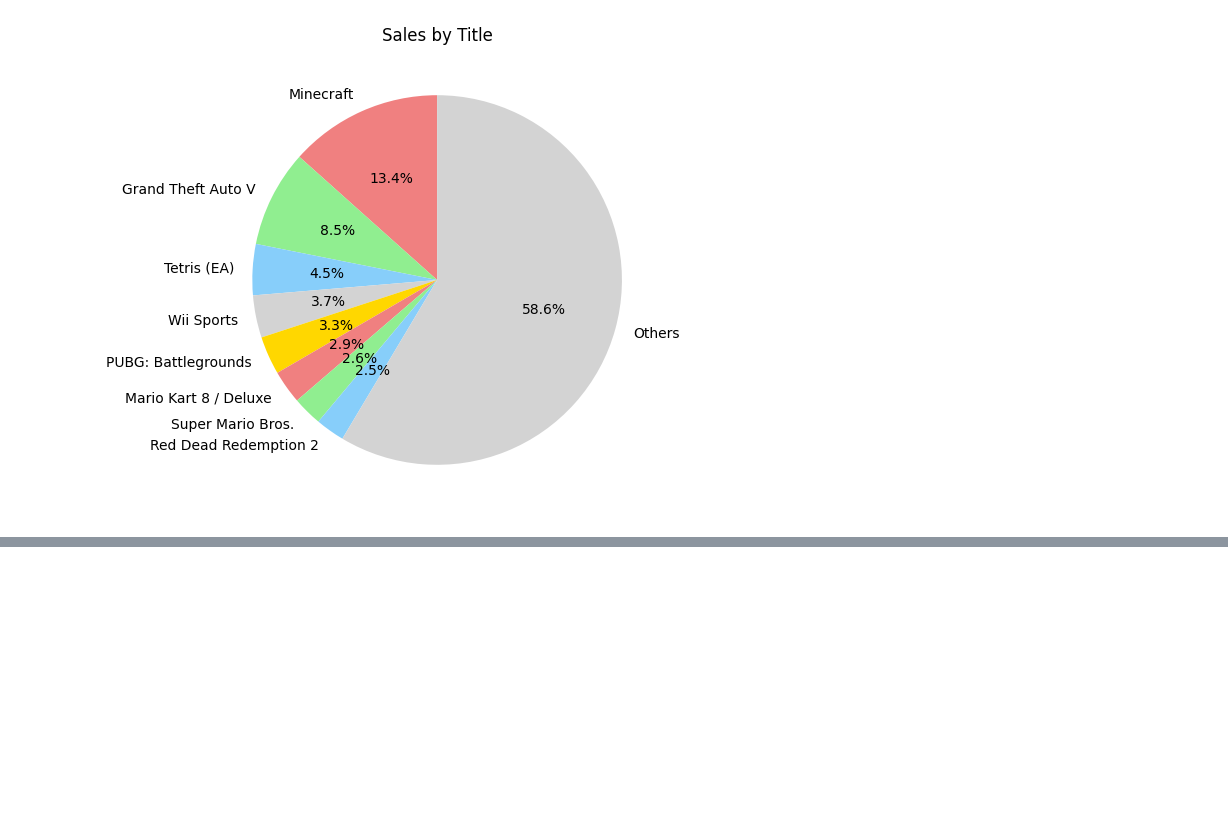
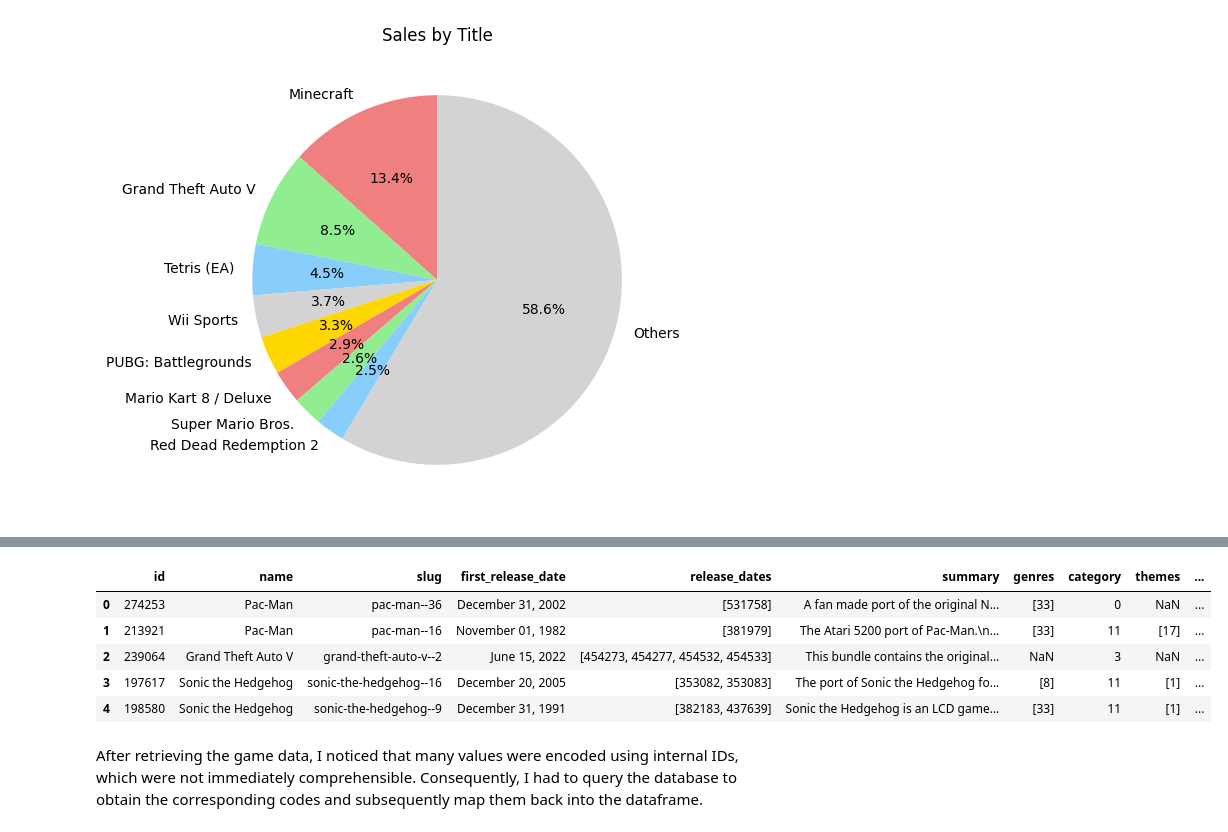
Before and after one commit to zhiwt01/project, a Jupyter notebook: info.ipynb, the cells around one changed output, grey strips where cells are left out. Cells and saved outputs as stored; diff of their text form; code cells hidden in the pictures; blank space fills up the shorter version.

Commit message:
complete data

```diff
--- a/info.ipynb
+++ b/info.ipynb
@@ -313,0 +294,8 @@ test.head()
+# %%
+q = filtered_entries + entries_with_slash
+payload = f'fields id, first_release_date, release_dates, age_ratings, category, game_modes, genres, involved_companies, multiplayer_modes, name, platforms, player_perspectives, slug, summary, themes, url, game_localizations; where name = ({','.join(f'"{item}"' for item in q)}); limit 500;'
+response = wrapper.api_request(endpoint='games',query=payload)
+print(response)
+
+df = pd.DataFrame(json.loads(response))
+print(df.head())
@@ -313,0 +322,26 @@ test.head()
+# %%
+import time
+
+def missing_item(comp, lst):
+    return [title for title in comp if title not in lst]
+
+missing_names= missing_item(q,df['name'].tolist())
+print(missing_names)
+
+requests_per_second = 4
+max_open_requests = 8
+
+responses = []
+
+for x in missing_names:
+    payload = f'fields id,first_release_date, release_dates, age_ratings, category, game_modes, genres, involved_companies, multiplayer_modes, name, platforms, player_perspectives, slug, summary, themes, url, game_localizations; search "{x}"; limit 500;'
+    response = wrapper.api_request(endpoint='games',query=payload)
+    m=pd.Series(json.loads(response))
+    responses.append(m)
+
+    time.sleep(1 / requests_per_second)
+
+for x in responses:
+    for i in x:
+        df[len(df)]=i
+        print(i['name'])
@@ -313,0 +366,17 @@ test.head()
+# %%
+df.drop(columns=130, inplace=True)
+df= df[['id','name', 'slug', 'first_release_date', 'release_dates', 'summary', 'genres','category',
+        'themes','platforms', 'player_perspectives', 'multiplayer_modes', 'involved_companies',
+        'game_modes','age_ratings','url', 'game_localizations']]
+df['first_release_date'] = pd.to_datetime(df['first_release_date'], unit='s')
+df['first_release_date'] = df['first_release_date'].dt.strftime('%B %d, %Y')
+df.head()
+# %% [output]
+|  | id | name | slug | first_release_date | release_dates | summary | genres | category | themes | ... |
+| 0 | 274253 | Pac-Man | pac-man--36 | December 31, 2002 | [531758] | A fan made port of the original N... | [33] | 0 | NaN | ... |
+| 1 | 213921 | Pac-Man | pac-man--16 | November 01, 1982 | [381979] | The Atari 5200 port of Pac-Man.\n... | [33] | 11 | [17] | ... |
+| 2 | 239064 | Grand Theft Auto V | grand-theft-auto-v--2 | June 15, 2022 | [454273, 454277, 454532, 454533] | This bundle contains the original... | NaN | 3 | NaN | ... |
+| 3 | 197617 | Sonic the Hedgehog | sonic-the-hedgehog--16 | December 20, 2005 | [353082, 353083] | The port of Sonic the Hedgehog fo... | [8] | 11 | [1] | ... |
+| 4 | 198580 | Sonic the Hedgehog | sonic-the-hedgehog--9 | December 31, 1991 | [382183, 437639] | Sonic the Hedgehog is an LCD game... | [33] | 11 | [1] | ... |
+# %% [markdown]
+After retrieving the game data, I noticed that many values were encoded using internal IDs, which were not immediately comprehensible. Consequently, I had to query the database to obtain the corresponding codes and subsequently map them back into the dataframe.
```
Also changed, not shown: parts of 59 cells of this notebook, 2 other files.
